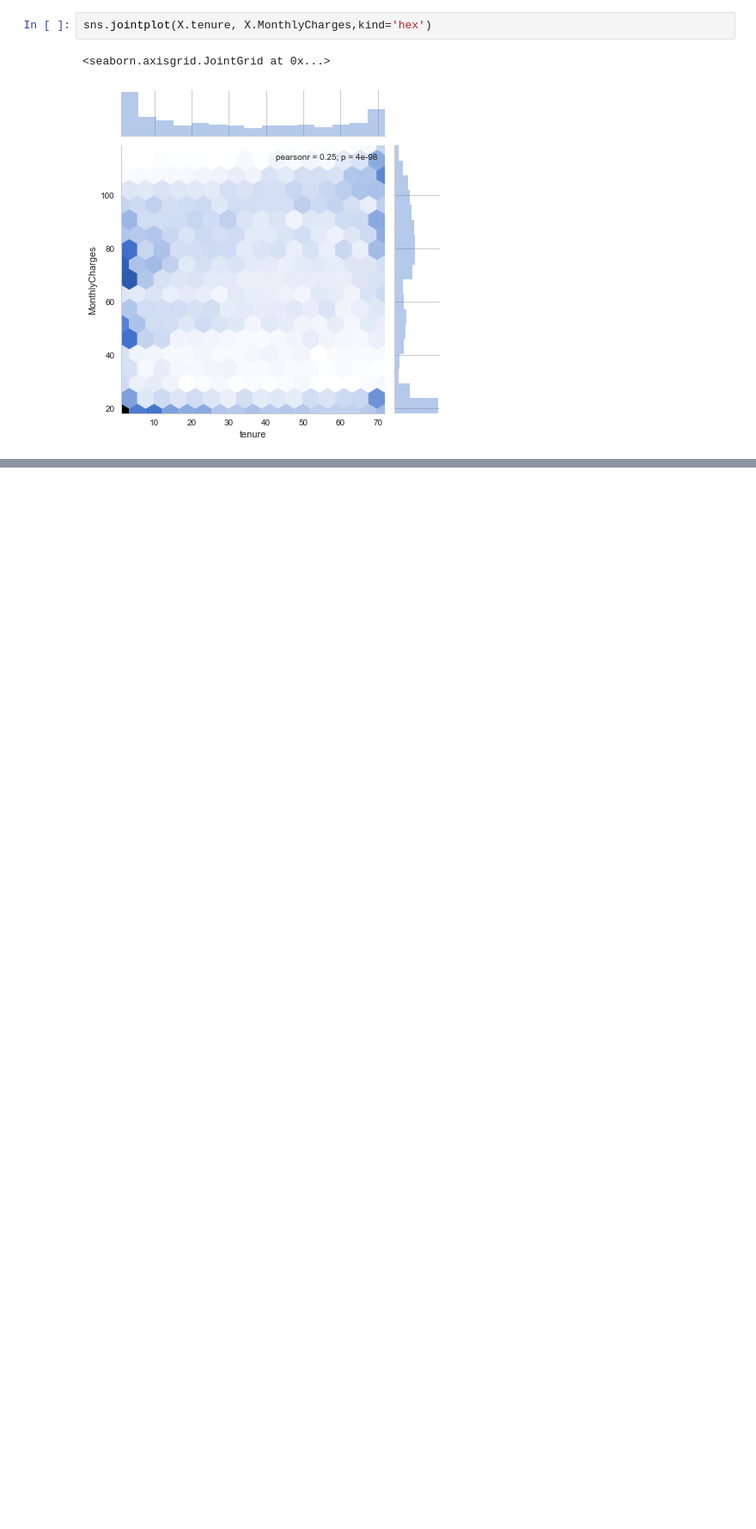
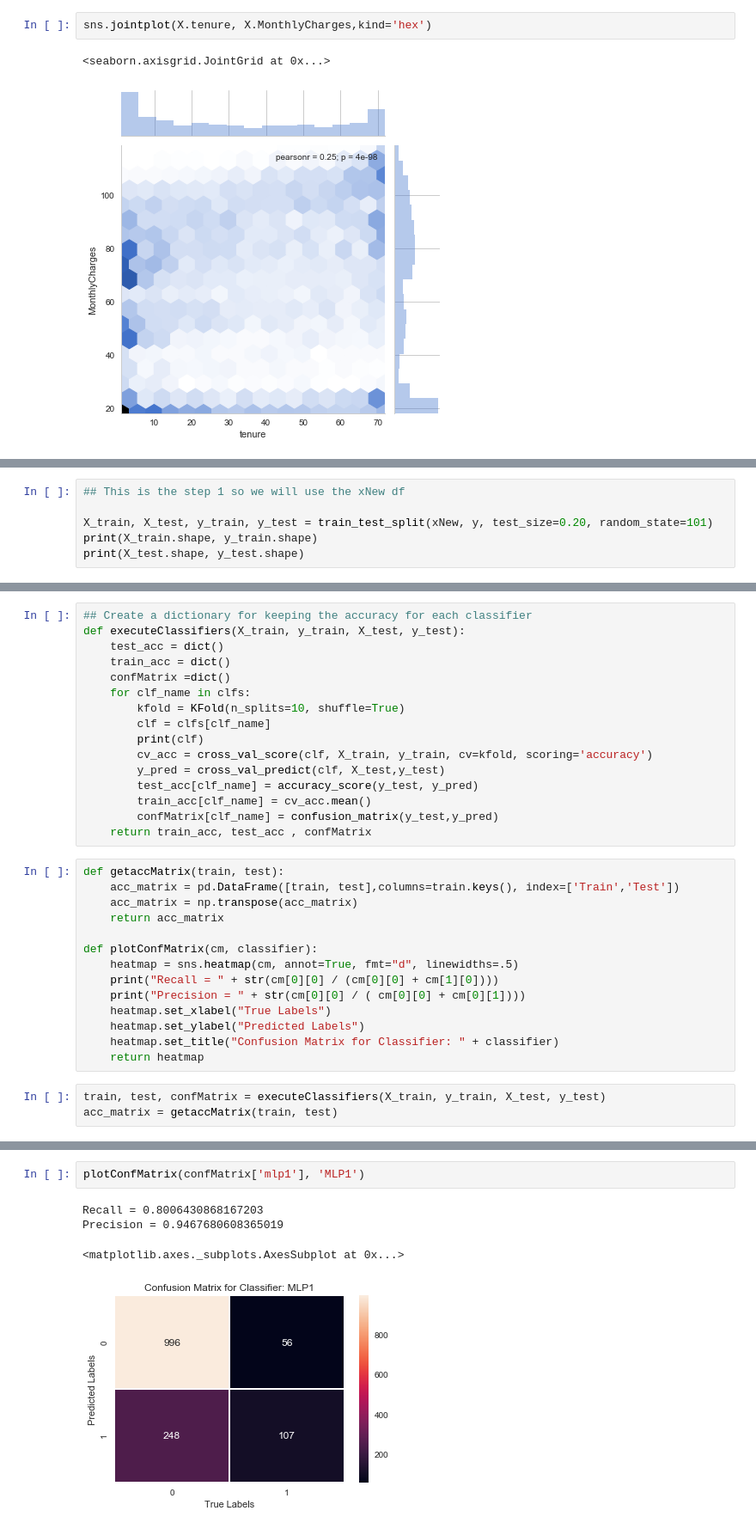
Before and after one commit to pratikshrivastava/MachineLearningProjects, a Jupyter notebook: ChurnPredictionForTelco.ipynb, the cells around one changed output, grey strips where cells are left out. Shown at 86% size. Saved outputs shown, nothing was run; the diff lists cells and outputs as text; blank space fills up the shorter version.

```diff
--- a/ChurnPredictionForTelco.ipynb
+++ b/ChurnPredictionForTelco.ipynb
@@ -605,0 +478,6 @@ X_new = SelectKBest(chi2, k=2).fit_transform(X, y)
+# %%
+## This is the step 1 so we will use the xNew df
+
+X_train, X_test, y_train, y_test = train_test_split(xNew, y, test_size=0.20, random_state=101)
+print(X_train.shape, y_train.shape)
+print(X_test.shape, y_test.shape)
@@ -605,0 +498,33 @@ X_new = SelectKBest(chi2, k=2).fit_transform(X, y)
+# %%
+## Create a dictionary for keeping the accuracy for each classifier
+def executeClassifiers(X_train, y_train, X_test, y_test):
+    test_acc = dict()
+    train_acc = dict()
+    confMatrix =dict()
+    for clf_name in clfs:
+        kfold = KFold(n_splits=10, shuffle=True)
+        clf = clfs[clf_name]
+        print(clf)
+        cv_acc = cross_val_score(clf, X_train, y_train, cv=kfold, scoring='accuracy')
+        y_pred = cross_val_predict(clf, X_test,y_test)
+        test_acc[clf_name] = accuracy_score(y_test, y_pred)
+        train_acc[clf_name] = cv_acc.mean()
+        confMatrix[clf_name] = confusion_matrix(y_test,y_pred)
+    return train_acc, test_acc , confMatrix
+# %%
+def getaccMatrix(train, test):
+    acc_matrix = pd.DataFrame([train, test],columns=train.keys(), index=['Train','Test'])
+    acc_matrix = np.transpose(acc_matrix)
+    return acc_matrix
+
+def plotConfMatrix(cm, classifier):
+    heatmap = sns.heatmap(cm, annot=True, fmt="d", linewidths=.5)
+    print("Recall = " + str(cm[0][0] / (cm[0][0] + cm[1][0])))
+    print("Precision = " + str(cm[0][0] / ( cm[0][0] + cm[0][1])))
+    heatmap.set_xlabel("True Labels")
+    heatmap.set_ylabel("Predicted Labels")
+    heatmap.set_title("Confusion Matrix for Classifier: " + classifier)
+    return heatmap
+# %%
+train, test, confMatrix = executeClassifiers(X_train, y_train, X_test, y_test)
+acc_matrix = getaccMatrix(train, test)
@@ -605,0 +565,7 @@ X_new = SelectKBest(chi2, k=2).fit_transform(X, y)
+# %%
+plotConfMatrix(confMatrix['mlp1'], 'MLP1')
+# %% [output]
+Recall = 0.8006430868167203
+Precision = 0.9467680608365019
+<matplotlib.axes._subplots.AxesSubplot at 0x...>
+[figure, added]
```
Also changed, not shown: parts of 74 cells of this notebook.
